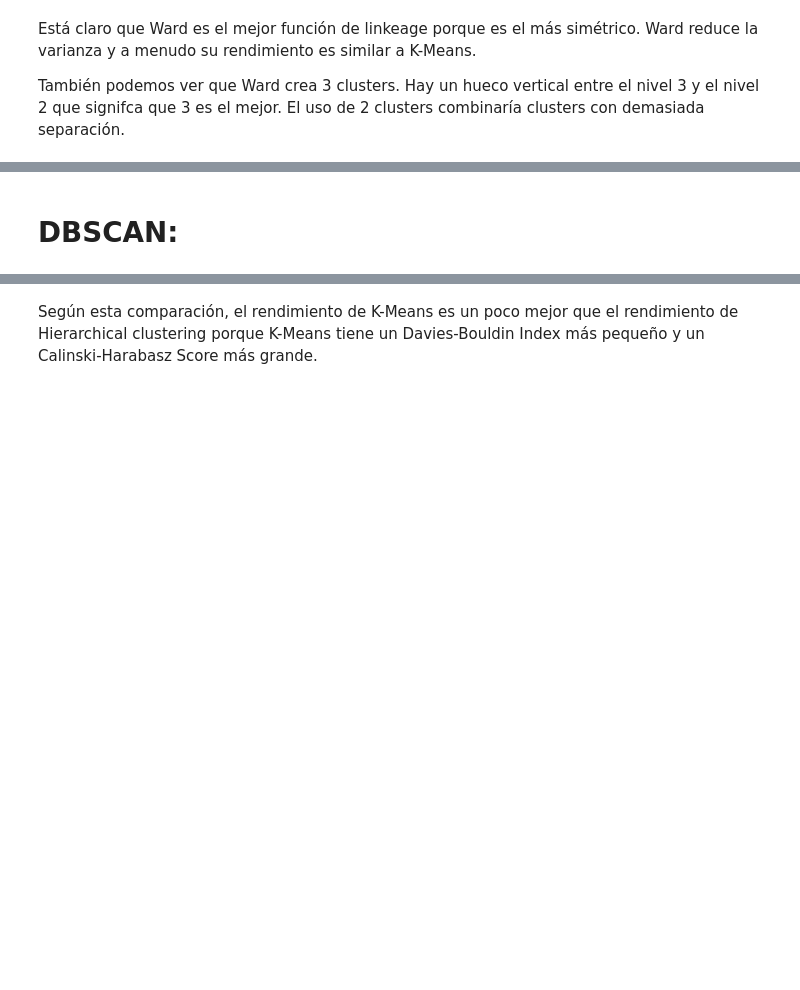
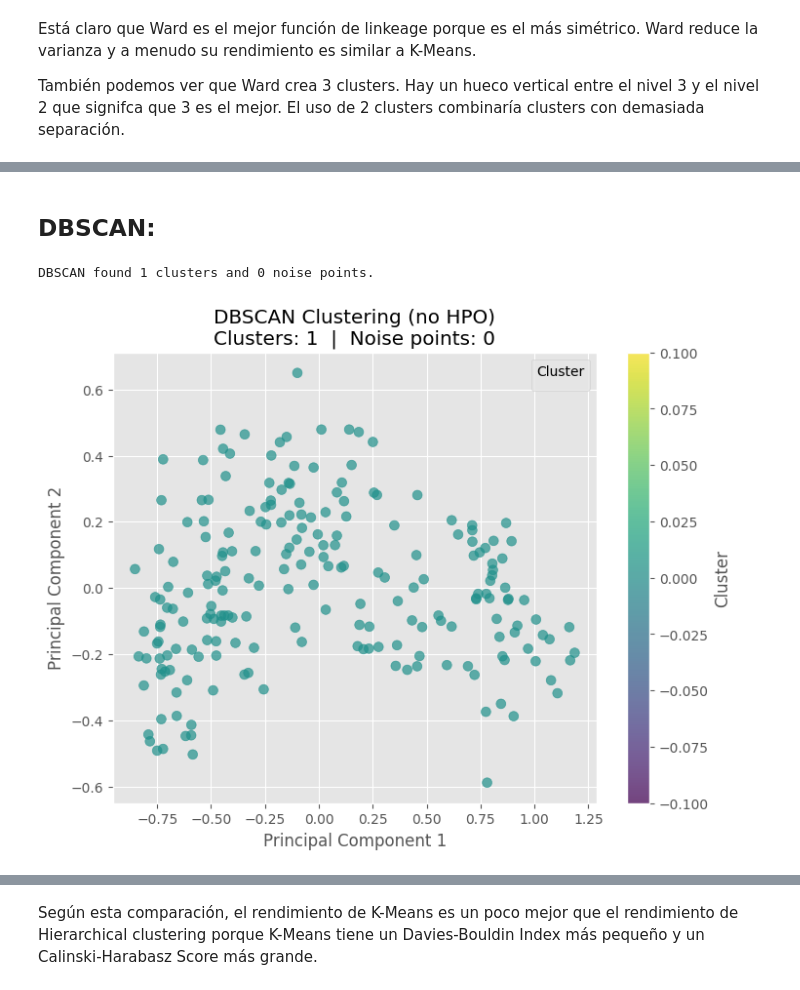
Before and after one commit to iborgstedt2848/ML_G84_G2_P2, a Jupyter notebook: segunda_práctica.ipynb, the cells around one changed output, grey strips where cells are left out. Saved outputs shown, nothing was run; the diff lists cells and outputs as text; code cells hidden in the pictures; blank space fills up the shorter version.

```diff
--- a/segunda_práctica.ipynb
+++ b/segunda_práctica.ipynb
@@ -258,2 +324,2 @@ plt.show()
 # %% [markdown]
-# DBSCAN:
+## DBSCAN:
@@ -259,0 +340,35 @@ plt.show()
+# %%
+#sin HPO, valores de eps y min_samples de default
+modelo_dbscan = DBSCAN()
+modelo_dbscan.fit(X_pca)
+labels = modelo_dbscan.labels_
+
+#como DBSCAN no calcula los numeros de clusters lo tenemos que calcular nostros
+n_clusters = len(set(labels)) - (1 if -1 in labels else 0)
+#calculamos la cantidad de puntos que considera como outliers
+n_noise = list(labels).count(-1)
+
+# Print summary
+print(f"DBSCAN found {n_clusters} clusters and {n_noise} noise points.")
+
+def plot_dbscan(n_clusters, n_noise):
+  plt.figure(figsize=(8, 6))
+  scatter = plt.scatter(
+      X_pca[:, 0], X_pca[:, 1],
+      c=labels,
+      cmap='viridis',
+      s=50,
+      alpha=0.7
+  )
+
+  plt.title(f'DBSCAN Clustering (no HPO)\nClusters: {n_clusters}  |  Noise points: {n_noise}')
+  plt.xlabel('Principal Component 1')
+  plt.ylabel('Principal Component 2')
+  plt.colorbar(scatter, label="Cluster")
+  plt.legend(title='Cluster')  # No centroids in DBSCAN, legend is just a placeholder
+  plt.grid(True)
+  plt.show()
+plot_dbscan(n_clusters, n_noise)
+# %% [output]
+DBSCAN found 1 clusters and 0 noise points.
+[figure, added]
```
Also changed, not shown: parts of 23 cells of this notebook.
